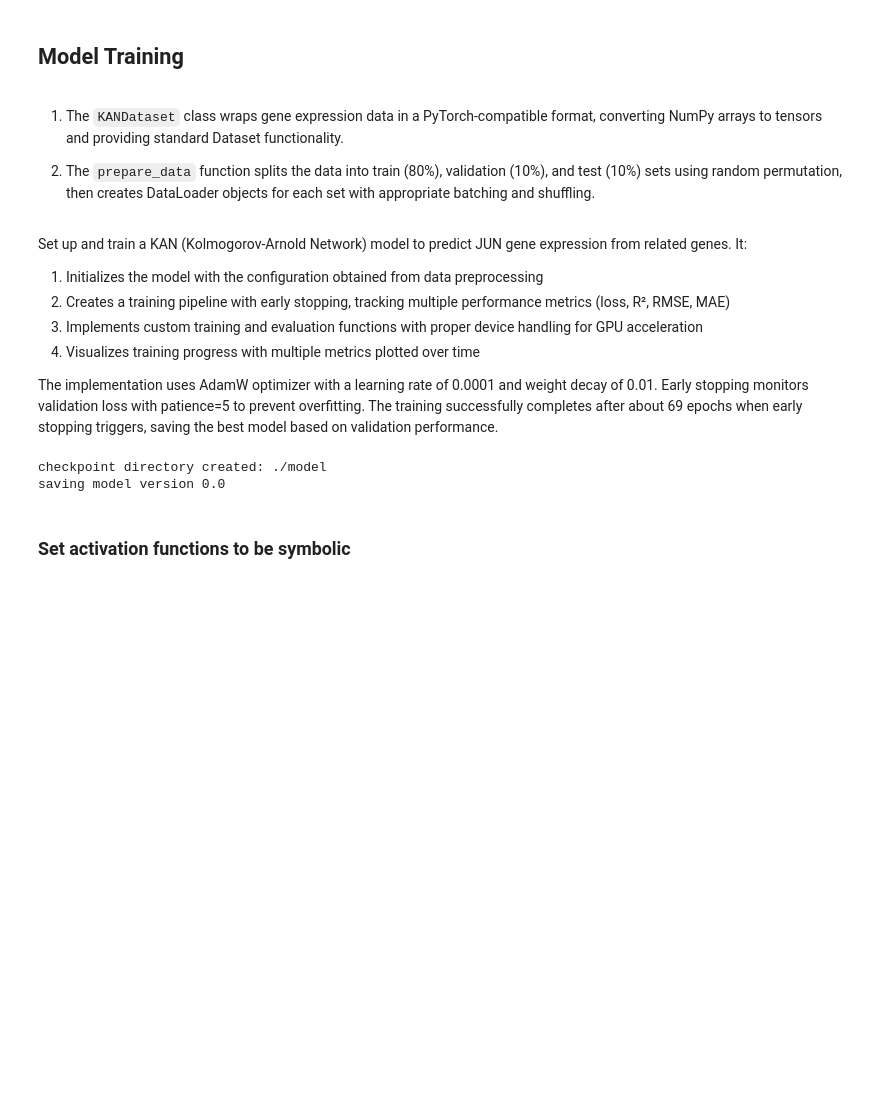
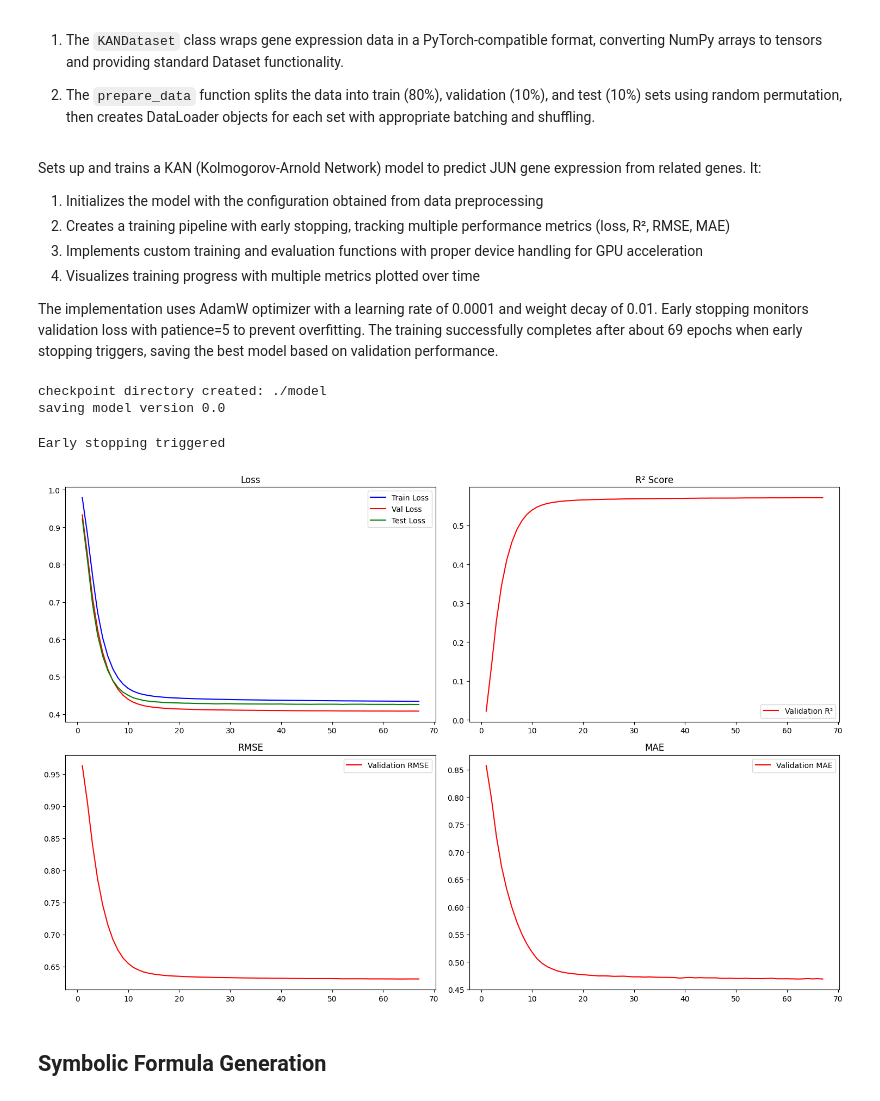
Before and after one commit to poshraj24/KAN-BioInformatics, a Jupyter notebook: experiment.ipynb, the cells around one changed output. Cells and saved outputs as stored; diff of their text form; code cells hidden in the pictures; blank space fills up the shorter version.

```diff
--- a/experiment.ipynb
+++ b/experiment.ipynb
@@ -54,11 +98,12 @@ class KANDataProcessor1:
 
         # Create model config
         config = {
-            "width": [X.shape[1], 1, 1],
+            "width": [X.shape[1], 2, 1],
             # "width": X.shape[1],
             "grid": 5,
             "k": 4,
             "seed": 42,
+
             # "feature_names": related_genes,
         }
         # config["feature_names"] = related_genes
@@ -142,8 +189,6 @@ y
 import kan
 from kan import *
 device = torch.device("cuda" if torch.cuda.is_available() else "cpu")
-# %% [markdown]
-## Model Training
 # %% [markdown]
 1. The `KANDataset` class wraps gene expression data in a PyTorch-compatible format, converting NumPy arrays to tensors and providing standard Dataset functionality.
 
@@ -187,7 +232,7 @@ def prepare_data(X, y, batch_size=32):
 
     return train_loader, val_loader, test_loader
 # %% [markdown]
-Set up and train a KAN (Kolmogorov-Arnold Network) model to predict JUN gene expression from related genes. It:
+Sets up and trains a KAN (Kolmogorov-Arnold Network) model to predict JUN gene expression from related genes. It:
 
 1. Initializes the model with the configuration obtained from data preprocessing
 2. Creates a training pipeline with early stopping, tracking multiple performance metrics (loss, R², RMSE, MAE)
@@ -207,7 +252,7 @@ model = KAN(
     k=config["k"],
     seed=config["seed"],
     device=device,
-)
+).to(device)
 
 # Split and create dataloaders
 train_loader, val_loader, test_loader = prepare_data(X_data, y_target)
@@ -346,34 +391,36 @@ def plot_training_metrics(history):
     ax1.legend()
 
     # R² Plot
     ax2.plot(epochs, metrics[3], "r-", label="Validation R²")
     ax2.set_title("R² Score")
     ax2.legend()
 
     # RMSE Plot
     ax3.plot(epochs, metrics[4], "r-", label="Validation RMSE")
     ax3.set_title("RMSE")
     ax3.legend()
 
     # MAE Plot
     ax4.plot(epochs, metrics[5], "r-", label="Validation MAE")
     ax4.set_title("MAE")
     ax4.legend()
 
     plt.tight_layout()
     plt.savefig("training_metrics.png")
     plt.show()
 
 
 # Usage
 history = train_with_early_stopping(
     model, train_loader, val_loader, test_loader,optimizer, criterion, epochs
 )
 plot_training_metrics(history)
 # %% [output]
 checkpoint directory created: ./model
 saving model version 0.0
+Early stopping triggered
+[figure, added]
-# %% [markdown]
-### Set activation functions to be symbolic
+# %% [markdown]
+## Symbolic Formula Generation
 # %%
 model.auto_symbolic()
```
Also changed, not shown: parts of 23 cells of this notebook, 24 other files.
